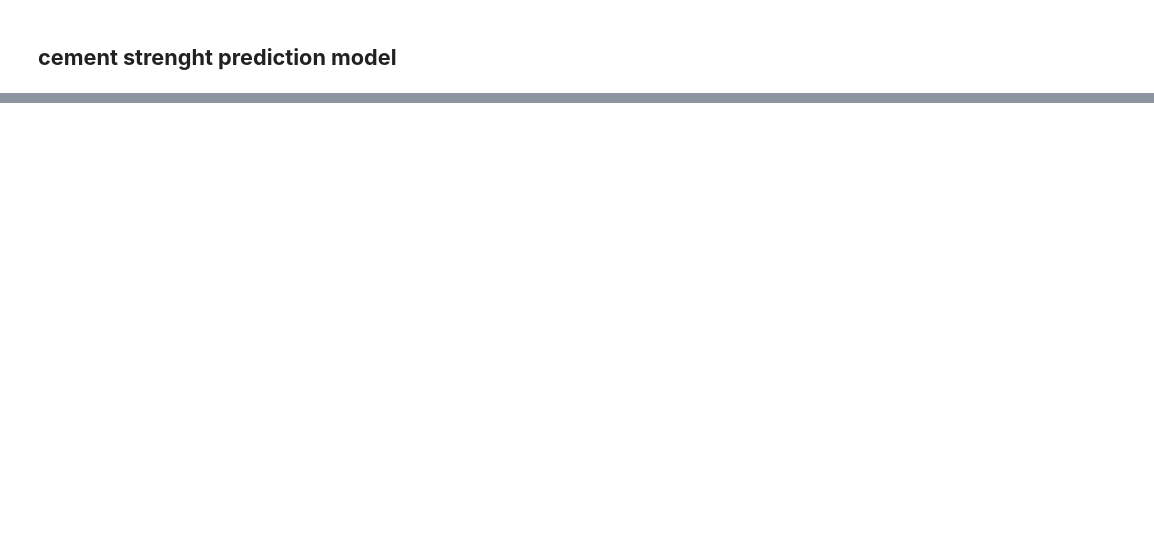
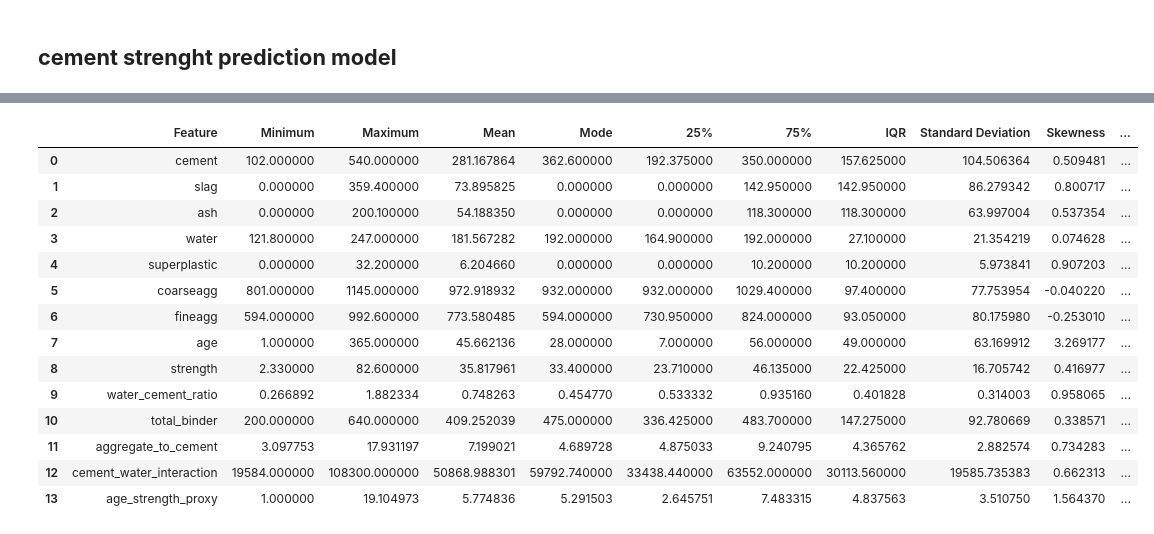
Before and after one commit to AdityaK1304/Cement_Strenght_Prediction_Model, a Jupyter notebook: research/model.ipynb, the cells around one changed output, grey strips where cells are left out. Cells and saved outputs as stored; diff of their text form; code cells hidden in the pictures; blank space fills up the shorter version.

```diff
--- a/research/model.ipynb
+++ b/research/model.ipynb
@@ -188,0 +79,60 @@ R2 score: 0.8077377472879232
+# %%
+from collections import OrderedDict
+
+stats = []
+
+# Descriptive statistics
+for col in df.columns:
+    if df[col].dtype != 'object':
+        numerical_stats = OrderedDict({
+            'Feature': col,
+            'Minimum': df[col].min(),
+            'Maximum': df[col].max(),
+            'Mean': df[col].mean(),
+            'Mode': df[col].mode()[0] if not df[col].mode().empty else None,
+            '25%': df[col].quantile(0.25),
+            '75%': df[col].quantile(0.75),
+            'IQR': df[col].quantile(0.75) - df[col].quantile(0.25),
+            'Standard Deviation': df[col].std(),
+            'Skewness': df[col].skew(),
+            'Kurtosis': df[col].kurt()
+        })
+        stats.append(numerical_stats)
+
+# Convert to DataFrame
+report = pd.DataFrame(stats)
+
+# Outlier Identification :
+outlier_label = []
+for col in report['Feature']:
+    Q1 = df[col].quantile(0.25)
+    Q3 = df[col].quantile(0.75)
+    IQR = Q3 - Q1
+    LW = Q1 - 1.5 * IQR   # LW : Lower Whisker Line
+    UW = Q3 + 1.5 * IQR   # UW : Upper Whisker Line
+    outliers = df[(df[col] < LW) | (df[col] > UW)]
+    if not outliers.empty:
+        outlier_label.append("Has Outliers")
+    else:
+        outlier_label.append("No Outliers")
+
+report["Outlier Comment"] = outlier_label
+
+# Checking Report
+report
+# %% [output]
+|  | Feature | Minimum | Maximum | Mean | Mode | 25% | 75% | IQR | Standard Deviation | Skewness | ... |
+| 0 | cement | 102.000000 | 540.000000 | 281.167864 | 362.600000 | 192.375000 | 350.000000 | 157.625000 | 104.506364 | 0.509481 | ... |
+| 1 | slag | 0.000000 | 359.400000 | 73.895825 | 0.000000 | 0.000000 | 142.950000 | 142.950000 | 86.279342 | 0.800717 | ... |
+| 2 | ash | 0.000000 | 200.100000 | 54.188350 | 0.000000 | 0.000000 | 118.300000 | 118.300000 | 63.997004 | 0.537354 | ... |
+| 3 | water | 121.800000 | 247.000000 | 181.567282 | 192.000000 | 164.900000 | 192.000000 | 27.100000 | 21.354219 | 0.074628 | ... |
+| 4 | superplastic | 0.000000 | 32.200000 | 6.204660 | 0.000000 | 0.000000 | 10.200000 | 10.200000 | 5.973841 | 0.907203 | ... |
+| 5 | coarseagg | 801.000000 | 1145.000000 | 972.918932 | 932.000000 | 932.000000 | 1029.400000 | 97.400000 | 77.753954 | -0.040220 | ... |
+| 6 | fineagg | 594.000000 | 992.600000 | 773.580485 | 594.000000 | 730.950000 | 824.000000 | 93.050000 | 80.175980 | -0.253010 | ... |
+| 7 | age | 1.000000 | 365.000000 | 45.662136 | 28.000000 | 7.000000 | 56.000000 | 49.000000 | 63.169912 | 3.269177 | ... |
+| 8 | strength | 2.330000 | 82.600000 | 35.817961 | 33.400000 | 23.710000 | 46.135000 | 22.425000 | 16.705742 | 0.416977 | ... |
+| 9 | water_cement_ratio | 0.266892 | 1.882334 | 0.748263 | 0.454770 | 0.533332 | 0.935160 | 0.401828 | 0.314003 | 0.958065 | ... |
+| 10 | total_binder | 200.000000 | 640.000000 | 409.252039 | 475.000000 | 336.425000 | 483.700000 | 147.275000 | 92.780669 | 0.338571 | ... |
+| 11 | aggregate_to_cement | 3.097753 | 17.931197 | 7.199021 | 4.689728 | 4.875033 | 9.240795 | 4.365762 | 2.882574 | 0.734283 | ... |
+| 12 | cement_water_interaction | 19584.000000 | 108300.000000 | 50868.988301 | 59792.740000 | 33438.440000 | 63552.000000 | 30113.560000 | 19585.735383 | 0.662313 | ... |
+| 13 | age_strength_proxy | 1.000000 | 19.104973 | 5.774836 | 5.291503 | 2.645751 | 7.483315 | 4.837563 | 3.510750 | 1.564370 | ... |
```
Also changed, not shown: parts of 13 cells of this notebook, 3 other files.
